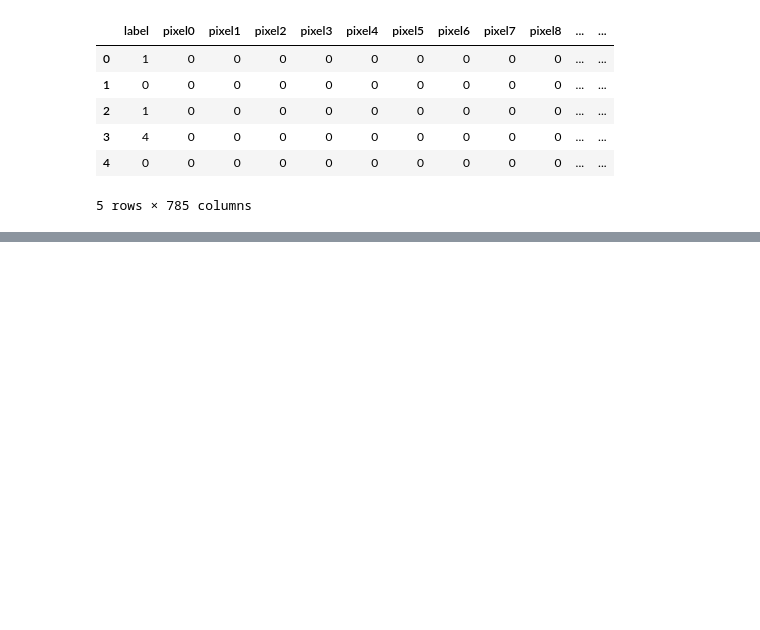
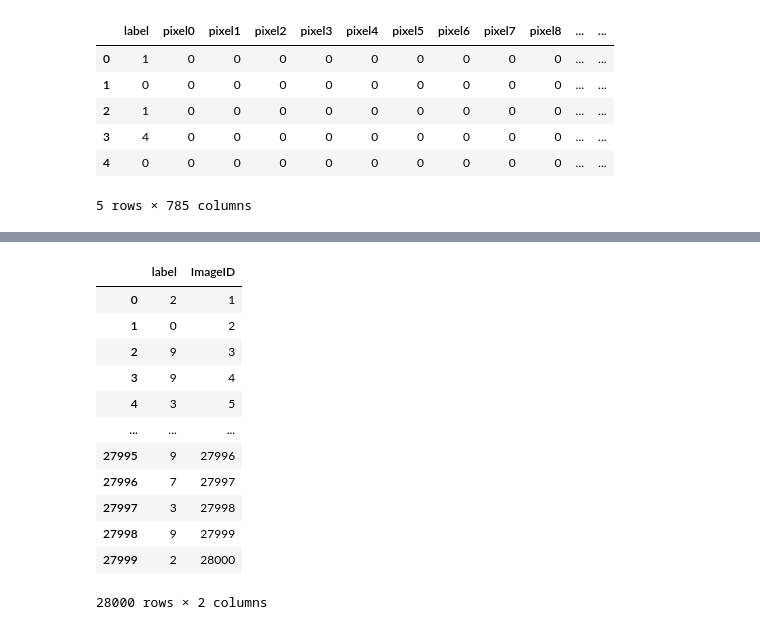
Before and after one commit to brandontip/Sklearn, a Jupyter notebook: KNN.ipynb, the cells around one changed output, grey strips where cells are left out. Drawn from its saved outputs; the diff is of its cells as text; code cells hidden in the pictures; blank space fills up the shorter version.

```diff
--- a/KNN.ipynb
+++ b/KNN.ipynb
@@ -38,0 +75,4 @@ neigh.score(X_test,y_test)
+# %%
+dfsub = pd.DataFrame()
+dfsub["label"] = neigh.predict(dftest)
+dfsub
@@ -38,0 +93,17 @@ neigh.score(X_test,y_test)
+# %%
+dfsub["ImageID"] = dfsub.index +1
+dfsub
+# %% [output]
+|  | label | ImageID |
+| 0 | 2 | 1 |
+| 1 | 0 | 2 |
+| 2 | 9 | 3 |
+| 3 | 9 | 4 |
+| 4 | 3 | 5 |
+| ... | ... | ... |
+| 27995 | 9 | 27996 |
+| 27996 | 7 | 27997 |
+| 27997 | 3 | 27998 |
+| 27998 | 9 | 27999 |
+| 27999 | 2 | 28000 |
+28000 rows × 2 columns
```
Also changed, not shown: parts of 10 cells of this notebook, 1 other file.
